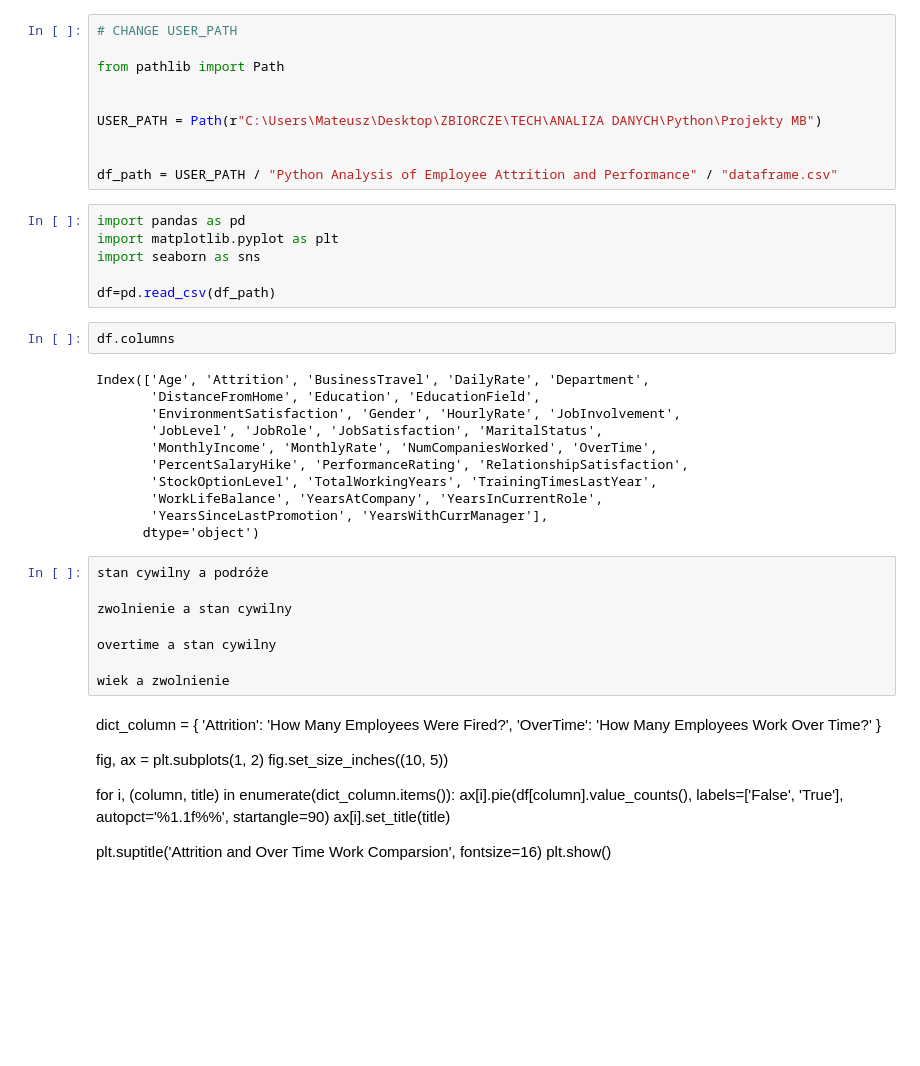
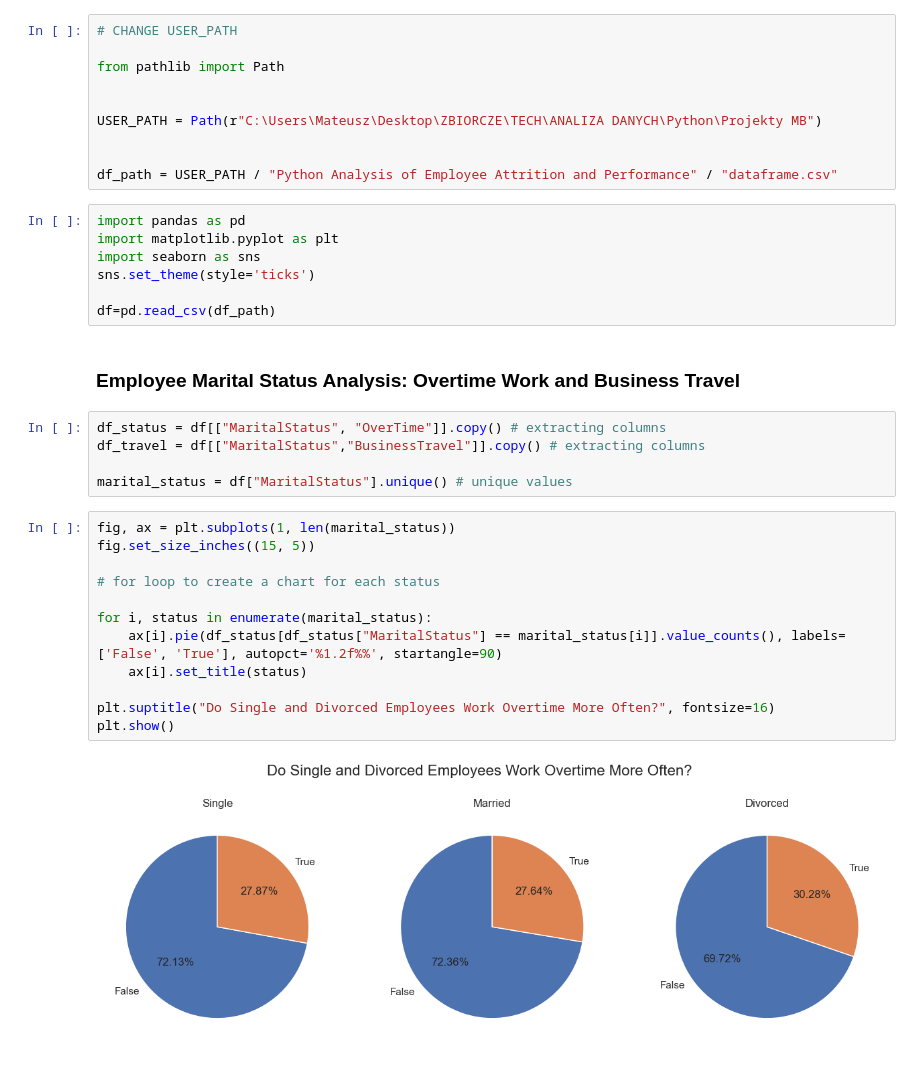
Before and after one commit to matbochenek42/Python-Analysis-of-Employee-Attrition-and-Performance, a Jupyter notebook: 3_Employee_Profile_Breakdown.ipynb, the cells around one changed output. Saved outputs shown, nothing was run; the diff lists cells and outputs as text; blank space fills up the shorter version.

```diff
--- a/3_Employee_Profile_Breakdown.ipynb
+++ b/3_Employee_Profile_Breakdown.ipynb
@@ -18,41 +18,27 @@ df_path = USER_PATH / "Python Analysis of Employee Attrition and Performance" /
 import pandas as pd
 import matplotlib.pyplot as plt
 import seaborn as sns
+sns.set_theme(style='ticks')
 
 df=pd.read_csv(df_path)
-# %%
-df.columns
-# %% [output]
-Index(['Age', 'Attrition', 'BusinessTravel', 'DailyRate', 'Department',
-       'DistanceFromHome', 'Education', 'EducationField',
-       'EnvironmentSatisfaction', 'Gender', 'HourlyRate', 'JobInvolvement',
-       'JobLevel', 'JobRole', 'JobSatisfaction', 'MaritalStatus',
-       'MonthlyIncome', 'MonthlyRate', 'NumCompaniesWorked', 'OverTime',
-       'PercentSalaryHike', 'PerformanceRating', 'RelationshipSatisfaction',
-       'StockOptionLevel', 'TotalWorkingYears', 'TrainingTimesLastYear',
-       'WorkLifeBalance', 'YearsAtCompany', 'YearsInCurrentRole',
-       'YearsSinceLastPromotion', 'YearsWithCurrManager'],
-      dtype='object')
-# %%
-stan cywilny a podróże
-
-zwolnienie a stan cywilny
-
-overtime a stan cywilny
-
-wiek a zwolnienie
-# %% [markdown]
-dict_column = {
-    'Attrition': 'How Many Employees Were Fired?',
-    'OverTime': 'How Many Employees Work Over Time?'
-}
-
-fig, ax = plt.subplots(1, 2)
-fig.set_size_inches((10, 5))
-
-for i, (column, title) in enumerate(dict_column.items()):
-    ax[i].pie(df[column].value_counts(), labels=['False', 'True'], autopct='%1.1f%%', startangle=90)
-    ax[i].set_title(title)
-
-plt.suptitle('Attrition and Over Time Work Comparsion', fontsize=16)
-plt.show()
+# %% [markdown]
+### Employee Marital Status Analysis: Overtime Work and Business Travel
+# %%
+df_status = df[["MaritalStatus", "OverTime"]].copy() # extracting columns
+df_travel = df[["MaritalStatus","BusinessTravel"]].copy() # extracting columns
+
+marital_status = df["MaritalStatus"].unique() # unique values
+# %%
+fig, ax = plt.subplots(1, len(marital_status))
+fig.set_size_inches((15, 5))
+
+# for loop to create a chart for each status
+
+for i, status in enumerate(marital_status):
+    ax[i].pie(df_status[df_status["MaritalStatus"] == marital_status[i]].value_counts(), labels=['False', 'True'], autopct='%1.2f%%', startangle=90)
+    ax[i].set_title(status)
+
+plt.suptitle("Do Single and Divorced Employees Work Overtime More Often?", fontsize=16)
+plt.show()
+# %% [output]
+[figure, added]
```
Also changed, not shown: parts of 16 cells of this notebook, 5 other files.
